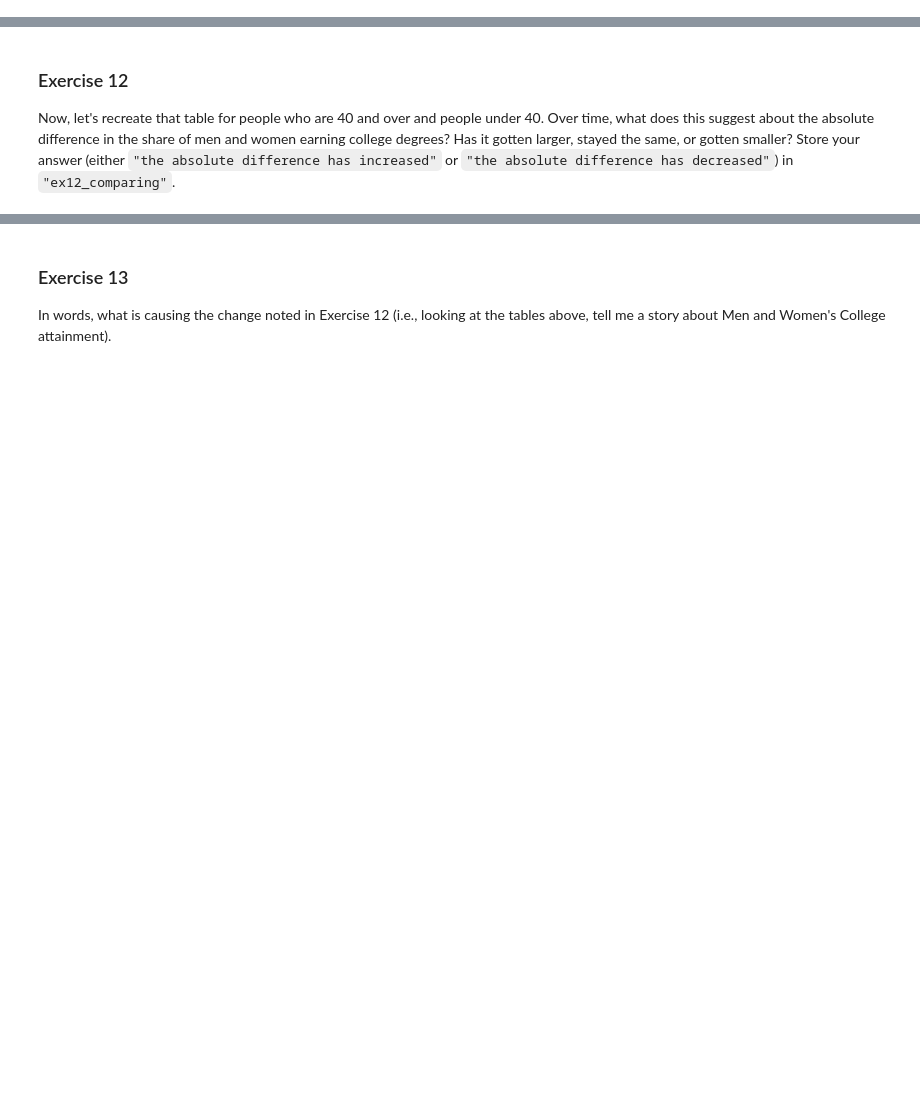
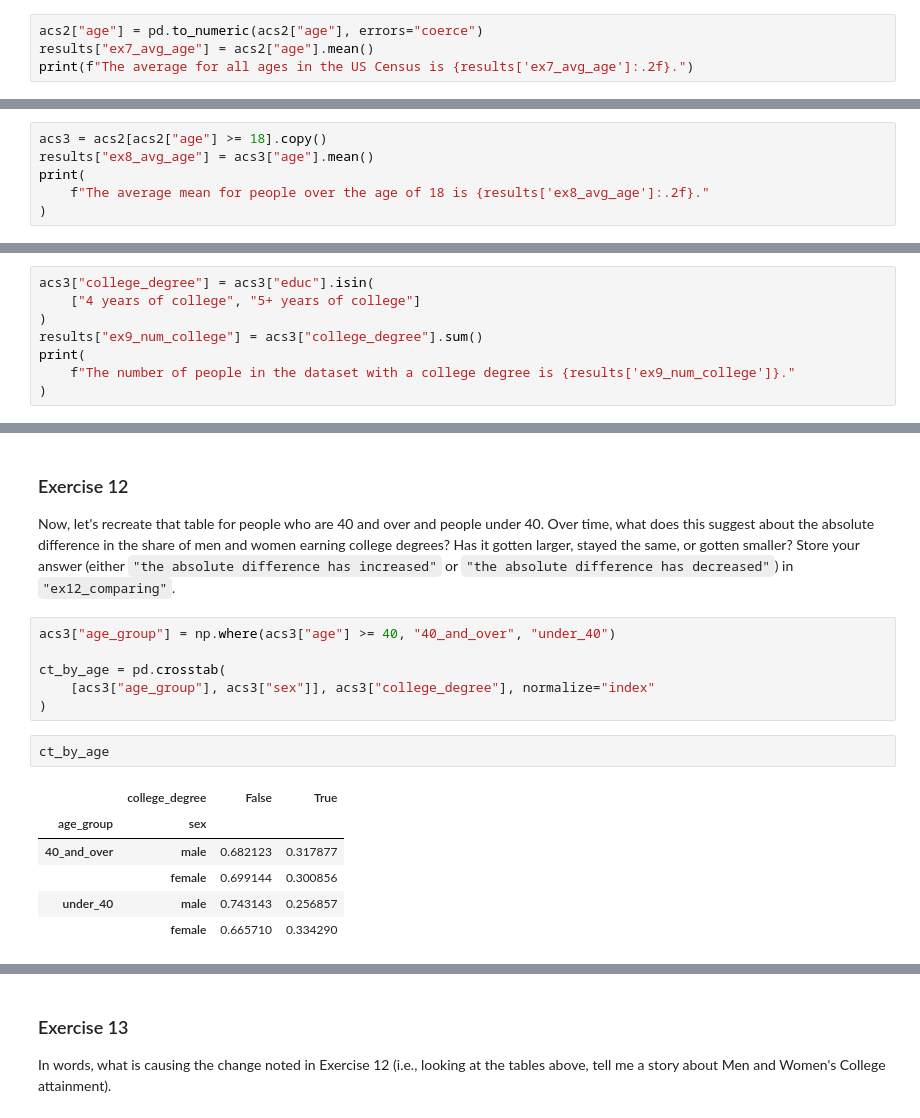
Before and after one commit to Gechyb/PDS-SEPT-30-Oge-Tea, a Jupyter notebook: exercise_cleaning.ipynb, the cells around one changed output, grey strips where cells are left out. Saved outputs shown, nothing was run; the diff lists cells and outputs as text; blank space fills up the shorter version.

```diff
--- a/exercise_cleaning.ipynb
+++ b/exercise_cleaning.ipynb
@@ -152,3 +134,7 @@ In order to convert `age` into a numeric variable, we need to replace those prob
 ### Exercise 7
 
 Now convert age from a categorical to numeric. Calculate the average age amoung this group, and store it in `"ex7_avg_age"`.
+# %%
+acs2["age"] = pd.to_numeric(acs2["age"], errors="coerce")
+results["ex7_avg_age"] = acs2["age"].mean()
+print(f"The average for all ages in the US Census is {results['ex7_avg_age']:.2f}.")
@@ -158,3 +146,9 @@ Now convert age from a categorical to numeric. Calculate the average age amoung
 Let's now filter out anyone in our data whose age is less than 18. Note that before made `age` a numeric variable, we couldn't do this! Again, calculate the average age and this time store it in `"ex8_avg_age"`.
 
 Use this sample of people 18 and over for all subsequent exercises.
+# %%
+acs3 = acs2[acs2["age"] >= 18].copy()
+results["ex8_avg_age"] = acs3["age"].mean()
+print(
+    f"The average mean for people over the age of 18 is {results['ex8_avg_age']:.2f}."
+)
@@ -162,3 +158,11 @@ Use this sample of people 18 and over for all subsequent exercises.
 ### Exercise 9
 
 Create an indicator variable for whether each person has *at least* a college Bachelor's degree called `college_degree`. Use this variable to calculate the number of people in the dataset with a college degree. You may assume that to get a college degree you need to complete at least 4 years of college. Save the result as `"ex9_num_college"`.
+# %%
+acs3["college_degree"] = acs3["educ"].isin(
+    ["4 years of college", "5+ years of college"]
+)
+results["ex9_num_college"] = acs3["college_degree"].sum()
+print(
+    f"The number of people in the dataset with a college degree is {results['ex9_num_college']}."
+)
@@ -176,3 +202,18 @@ Store the share (between 0 and 1) of men with college degrees in `"ex11_share_ma
 ### Exercise 12
 
 Now, let's recreate that table for people who are 40 and over and people under 40. Over time, what does this suggest about the absolute difference in the share of men and women earning college degrees? Has it gotten larger, stayed the same, or gotten smaller? Store your answer (either `"the absolute difference has increased"` or `"the absolute difference has decreased"`) in `"ex12_comparing"`.
+# %%
+acs3["age_group"] = np.where(acs3["age"] >= 40, "40_and_over", "under_40")
+
+ct_by_age = pd.crosstab(
+    [acs3["age_group"], acs3["sex"]], acs3["college_degree"], normalize="index"
+)
+# %%
+ct_by_age
+# %% [output]
+|  | college_degree | False | True |
+| age_group | sex |  |  |
+| 40_and_over | male | 0.682123 | 0.317877 |
+|  | female | 0.699144 | 0.300856 |
+| under_40 | male | 0.743143 | 0.256857 |
+|  | female | 0.665710 | 0.334290 |
```
Also changed, not shown: parts of 13 cells of this notebook.
